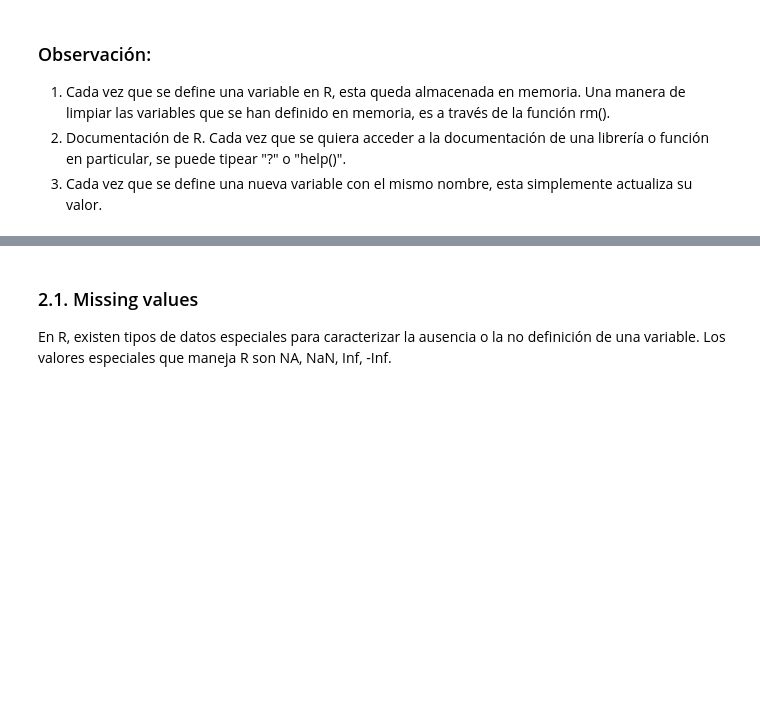
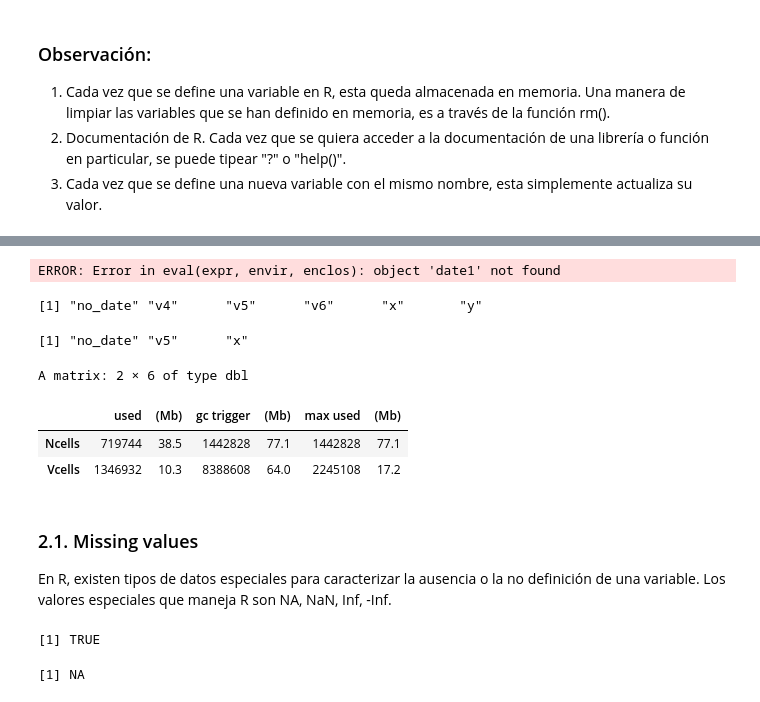
Before and after one commit to majorquev/DBDC_202406_Programacion_en_R_para_ciencia_de_datos, a Jupyter notebook: Clases/C1/Clase_1_01_variables_y_tipos_de_datos.ipynb, the cells around one changed output, grey strips where cells are left out. Drawn from its saved outputs; the diff is of its cells as text; code cells hidden in the pictures; blank space fills up the shorter version.

```diff
--- a/Clases/C1/Clase_1_01_variables_y_tipos_de_datos.ipynb
+++ b/Clases/C1/Clase_1_01_variables_y_tipos_de_datos.ipynb
@@ -180,0 +244,8 @@ ls() # retorna un vector con los nombres de todas las variables definidas en el
+# %%
+date1
+# %% [output]
+ERROR: Error in eval(expr, envir, enclos): object 'date1' not found
+# %%
+ls()
+# %% [output]
+[1] "no_date" "v4"      "v5"      "v6"      "x"       "y"
@@ -181,3 +254,14 @@ ls() # retorna un vector con los nombres de todas las variables definidas en el
+# %%
+ls()
+# %% [output]
+[1] "no_date" "v5"      "x"
+# %%
+gc()# garbage collector
+# %% [output]
+A matrix: 2 × 6 of type dbl
+|  | used | (Mb) | gc trigger | (Mb) | max used | (Mb) |
+| Ncells | 719744 | 38.5 | 1442828 | 77.1 | 1442828 | 77.1 |
+| Vcells | 1346932 | 10.3 | 8388608 | 64.0 | 2245108 | 17.2 |
 # %% [markdown]
 ### 2.1. Missing values
 
@@ -189,0 +280,8 @@ En R, existen tipos de datos especiales para caracterizar la ausencia o la no de
+# %%
+edad == 30
+# %% [output]
+[1] TRUE
+# %%
+edad == NA
+# %% [output]
+[1] NA
```
Also changed, not shown: parts of 31 cells of this notebook.
